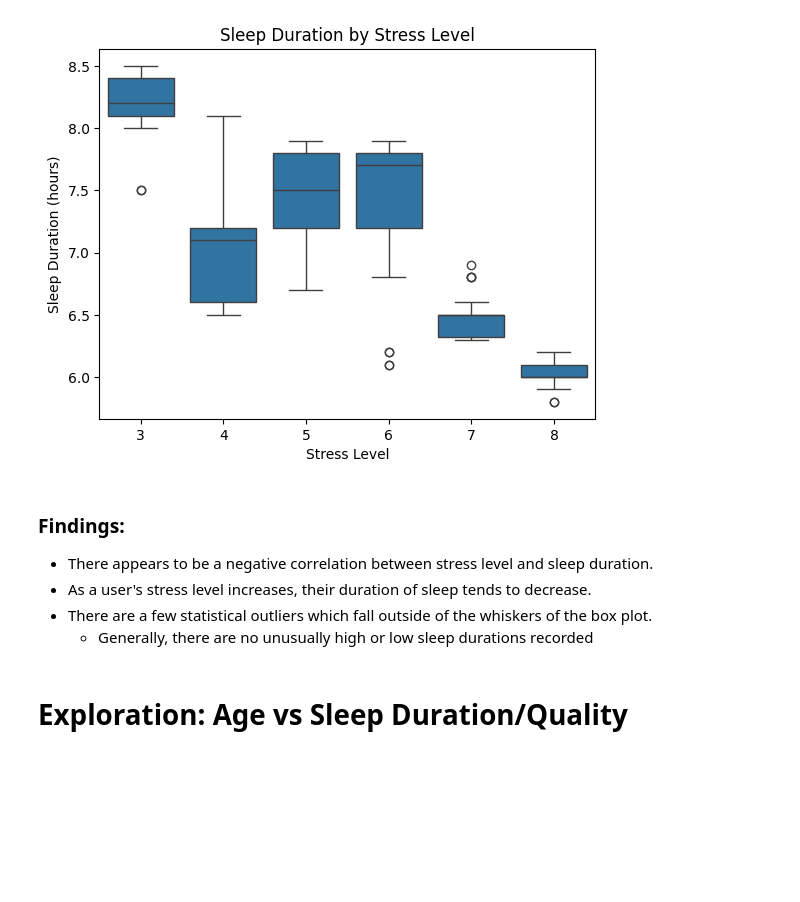
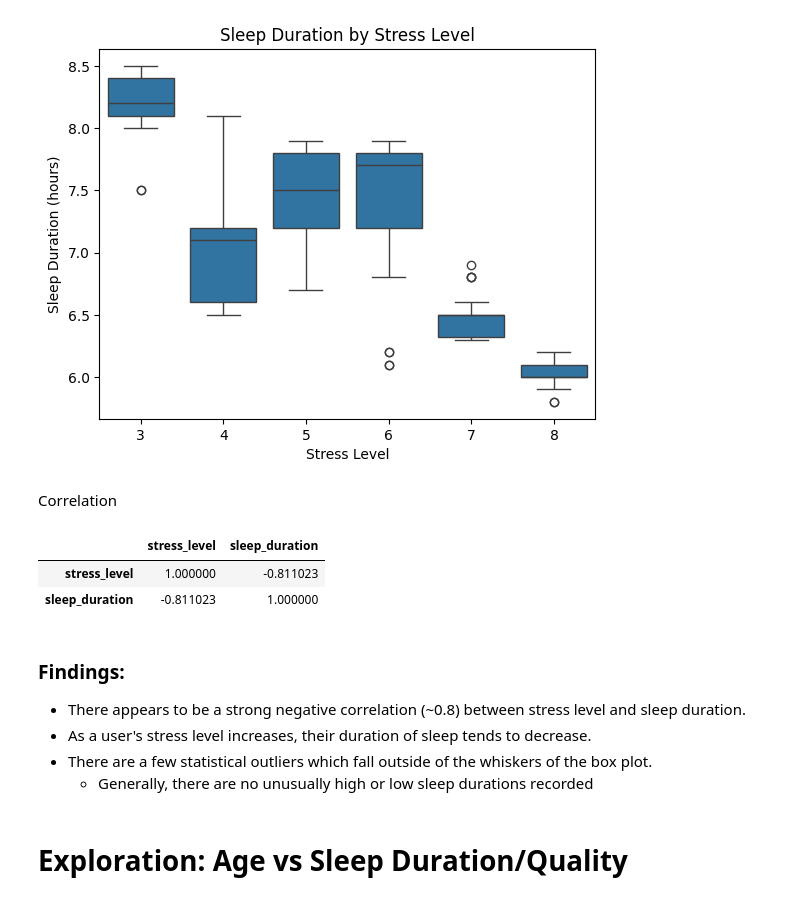
Before and after one commit to shamitsoni/Sleep-Health, a Jupyter notebook: notebooks/analysis.ipynb, the cells around one changed output. Saved outputs shown, nothing was run; the diff lists cells and outputs as text; code cells hidden in the pictures; blank space fills up the shorter version.

Commit message:
Correlation analysis
Add correlation values where accessible to answer analysis questions

```diff
--- a/notebooks/analysis.ipynb
+++ b/notebooks/analysis.ipynb
@@ -35,9 +35,17 @@ plt.ylabel("Sleep Duration (hours)")
 plt.show()
 # %% [output]
 [figure]
+# %% [markdown]
+Correlation
+# %%
+df[["stress_level", "sleep_duration"]].corr()
+# %% [output]
+|  | stress_level | sleep_duration |
+| stress_level | 1.000000 | -0.811023 |
+| sleep_duration | -0.811023 | 1.000000 |
 # %% [markdown]
 ### Findings:
-- There appears to be a negative correlation between stress level and sleep duration.
+- There appears to be a strong negative correlation (~0.8) between stress level and sleep duration.
 - As a user's stress level increases, their duration of sleep tends to decrease.
 - There are a few statistical outliers which fall outside of the whiskers of the box plot.
     - Generally, there are no unusually high or low sleep durations recorded
```
Also changed, not shown: parts of 5 cells of this notebook.
